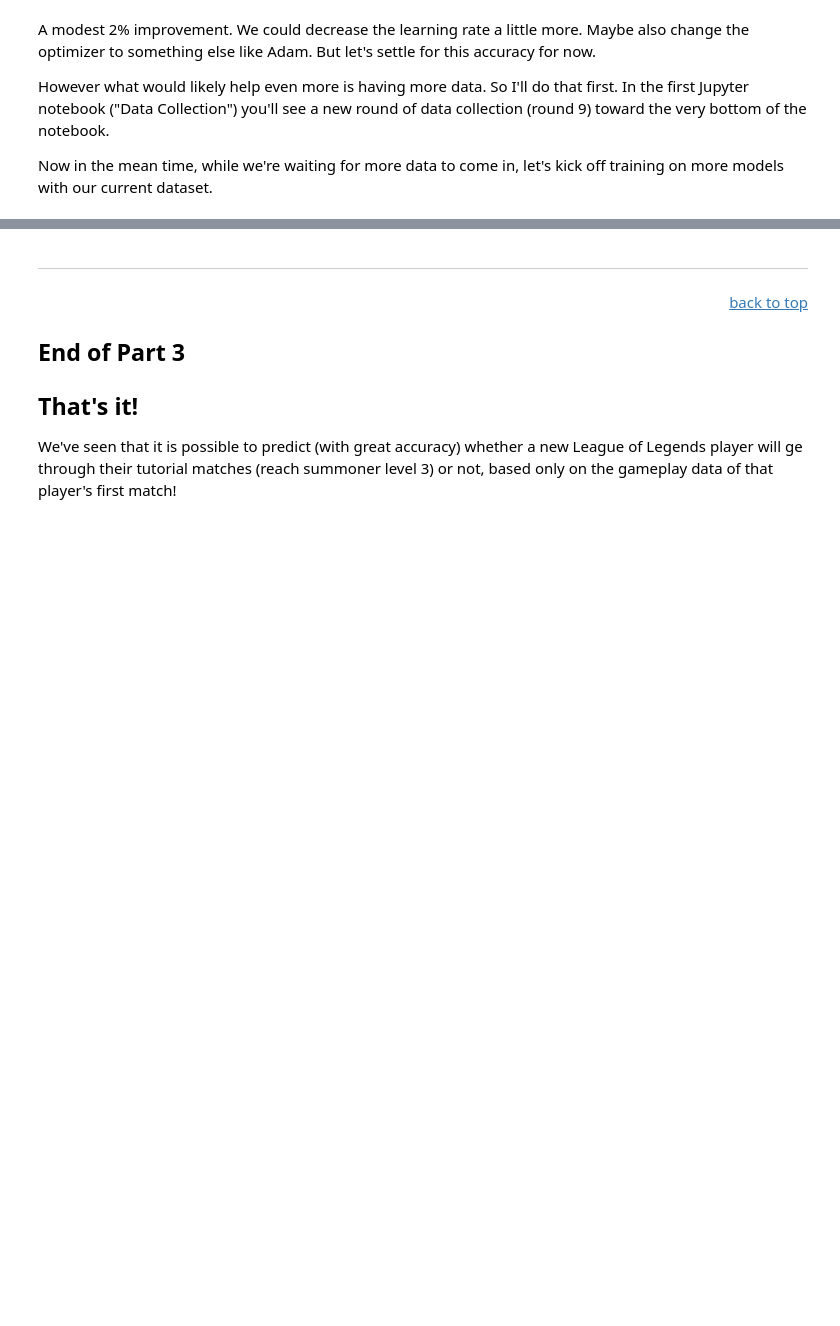
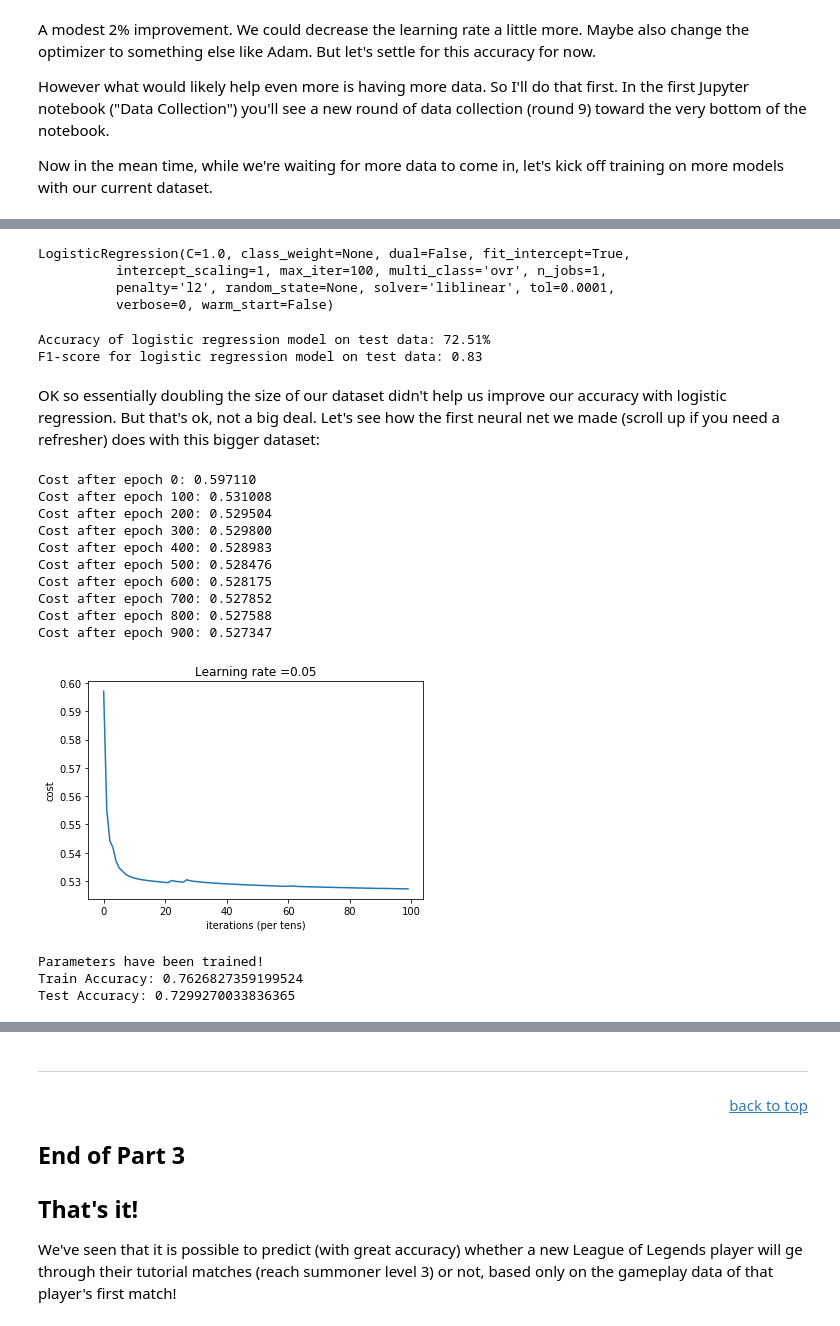
Before and after one commit to dskarbrevik/League-of-Legends-Churn-Prediction, a Jupyter notebook: LoL Churn Predictor [Part 3 - Data Modeling].ipynb, the cells around one changed output, grey strips where cells are left out. Cells and saved outputs as stored; diff of their text form; code cells hidden in the pictures; blank space fills up the shorter version.

```diff
--- a/LoL Churn Predictor [Part 3 - Data Modeling].ipynb
+++ b/LoL Churn Predictor [Part 3 - Data Modeling].ipynb
@@ -532,7 +554,8 @@ Test labels shape: (1, 225)
 # %%
 def neural_network(X_train_network, Y_train_network, X_test_network, Y_test_network,
                    num_layers, nodes_in_layer, num_epochs, learning_rate, L2=False, beta=0.01,
-                   optimization="gradient descent", verbose=False, report_cost=None):
+                   optimization="gradient descent", verbose=False, report_cost=None,
+                   hypertune_mode=False):
 
     if not report_cost:
         report_cost = num_epochs/10
@@ -640,6 +663,11 @@ def neural_network(X_train_network, Y_train_network, X_test_network, Y_test_netw
 
     # step 5) initialize and run Session
 
+    # help measure progress for long runs
+    interval = 100/num_epochs # for incrementing progress bar
+    progress = widgets.FloatProgress(value=0.0, min=0.0, max=100.0, description='0%', bar_style='info')
+    display(progress)
+
     init = tf.global_variables_initializer()
 
     with tf.Session() as sess:
@@ -653,10 +681,13 @@ def neural_network(X_train_network, Y_train_network, X_test_network, Y_test_netw
             _ , epoch_cost = sess.run([optimizer, cost], feed_dict={X: X_train_network, Y: Y_train_network})
 
             # Print the cost every epoch
-            if epoch % report_cost == 0:
-                print ("Cost after epoch %i: %f" % (epoch, epoch_cost))
+            if ((epoch+1) % report_cost == 0) or ((epoch+1) == 1):
+                print ("Cost after epoch {0}: {1}".format((epoch+1), epoch_cost))
             if epoch % 10 == 0:
                 costs.append(epoch_cost)
+
+            progress.value += interval
+            progress.description = "{}%".format(round(progress.value,1))
 
         # plot the cost
         plt.plot(np.squeeze(costs))
@@ -669,13 +700,23 @@ def neural_network(X_train_network, Y_train_network, X_test_network, Y_test_netw
         trained_parameters = sess.run(parameters)
         print ("Parameters have been trained!")
 
+        progress.style.bar_color = 'lightgreen'
+        progress.value = 100.0
+        progress.description = "100.0%"
+
         # Calculate the correct predictions
         correct_prediction = tf.equal(tf.greater(activations["Z{}".format(num_layers)],0.5), tf.cast(Y, tf.bool))
 
         # Calculate accuracy on the test set
         accuracy = tf.reduce_mean(tf.cast(correct_prediction, "float"))
 
-        print ("Train Accuracy: {}".format(accuracy.eval({X: X_train_network, Y: Y_train_network})))
-        print ("Test Accuracy: {}".format(accuracy.eval({X: X_test_network, Y: Y_test_network})))
+        train_accuracy = accuracy.eval({X: X_train_network, Y: Y_train_network})
+        test_accuracy = accuracy.eval({X: X_test_network, Y: Y_test_network})
 
-        return trained_parameters
+        print ("Train Accuracy: {}".format(train_accuracy))
+        print ("Test Accuracy: {}".format(test_accuracy))
+
+        if hypertune_mode:
+            return trained_parameters, train_accuracy, test_accuracy
+        else:
+            return trained_parameters
@@ -966,0 +1028,47 @@ Cost after epoch 0: 5.040148
+# %%
+log_model = LogisticRegression()
+log_model.fit(X_train,Y_train)
+# %% [output]
+LogisticRegression(C=1.0, class_weight=None, dual=False, fit_intercept=True,
+          intercept_scaling=1, max_iter=100, multi_class='ovr', n_jobs=1,
+          penalty='l2', random_state=None, solver='liblinear', tol=0.0001,
+          verbose=0, warm_start=False)
+# %%
+logistic_accuracy = log_model.score(X_test, Y_test)
+preds = log_model.predict(X_test)
+log_f1 = f1_score(Y_test, preds)
+print("Accuracy of logistic regression model on test data: {:.2f}%".format(logistic_accuracy*100))
+print("F1-score for logistic regression model on test data: {:.2f}".format(log_f1))
+# %% [output]
+Accuracy of logistic regression model on test data: 72.51%
+F1-score for logistic regression model on test data: 0.83
+# %% [markdown]
+OK so essentially doubling the size of our dataset didn't help us improve our accuracy with logistic regression. But that's ok, not a big deal. Let's see how the first neural net we made (scroll up if you need a refresher) does with this bigger dataset:
+# %%
+# seed for reproducibility
+tf.set_random_seed(2)
+
+# choose your parameters
+num_layers = 3
+nodes_in_layer = [25,12,1]
+num_epochs= 1000
+learning_rate = 0.05
+
+# train and test the network
+test = neural_network(X_train_network, Y_train_network, X_test_network, Y_test_network,
+               num_layers, nodes_in_layer, num_epochs, learning_rate)
+# %% [output]
+Cost after epoch 0: 0.597110
+Cost after epoch 100: 0.531008
+Cost after epoch 200: 0.529504
+Cost after epoch 300: 0.529800
+Cost after epoch 400: 0.528983
+Cost after epoch 500: 0.528476
+Cost after epoch 600: 0.528175
+Cost after epoch 700: 0.527852
+Cost after epoch 800: 0.527588
+Cost after epoch 900: 0.527347
+[figure, added]
+Parameters have been trained!
+Train Accuracy: 0.7626827359199524
+Test Accuracy: 0.7299270033836365
```
Also changed, not shown: parts of 30 cells of this notebook, 11 other files.
